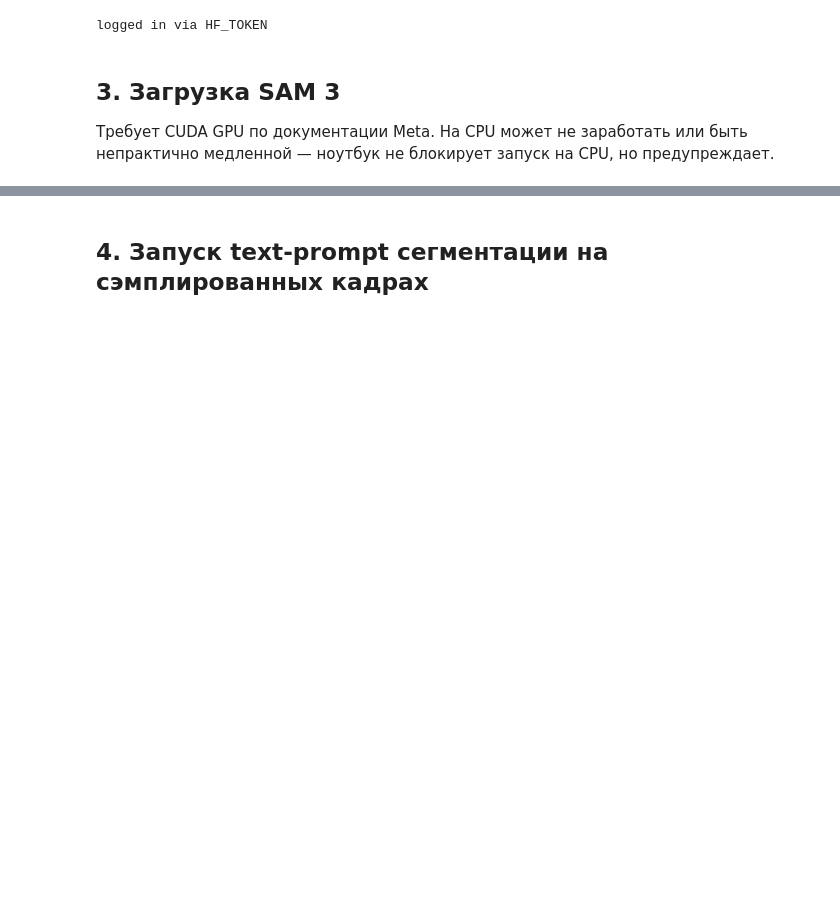
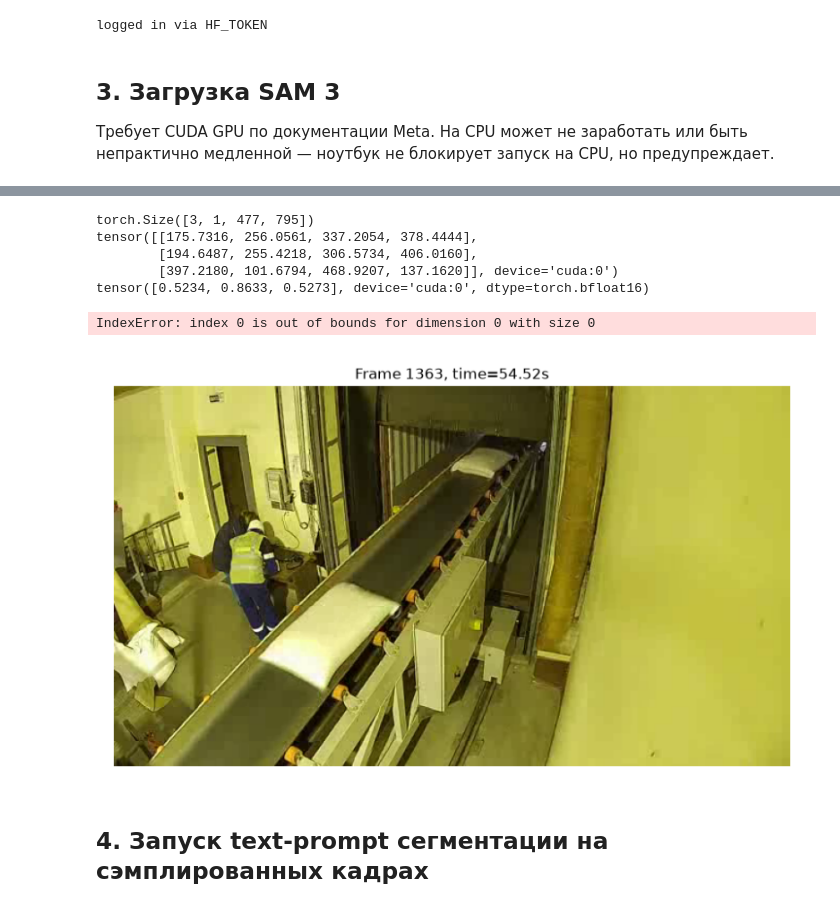
Before and after one commit to Aphelack/bag_counting, a Jupyter notebook: experiments/notebooks/01_sam3_segmentation_test.ipynb, the cells around one changed output, grey strips where cells are left out. Cells and saved outputs as stored; diff of their text form; code cells hidden in the pictures; blank space fills up the shorter version.

```diff
--- a/experiments/notebooks/01_sam3_segmentation_test.ipynb
+++ b/experiments/notebooks/01_sam3_segmentation_test.ipynb
@@ -175,3 +283,69 @@ Audited 52 packages in 3ms
+# %%
+import torch
+from PIL import Image
+
+image = Image.open("sample_bag.png").convert("RGB")
+
+W, H = image.size
+
+x1, y1, x2, y2 = 200, 250, 300, 400
+
+cx = ((x1 + x2) / 2) / W
+cy = ((y1 + y2) / 2) / H
+w = (x2 - x1) / W
+h = (y2 - y1) / H
+
+box = [cx, cy, w, h]
+
+with torch.inference_mode(), torch.autocast(
+    device_type="cuda",
+    dtype=torch.bfloat16,
+):
+    state = processor.set_image(image)
+
+    output = processor.add_geometric_prompt(
+        box=box,
+        label=True,
+        state=state,
+    )
+
+print(output["masks"].shape)
+print(output["boxes"])
+print(output["scores"])
+# %% [output]
+torch.Size([3, 1, 477, 795])
+tensor([[175.7316, 256.0561, 337.2054, 378.4444],
+        [194.6487, 255.4218, 306.5734, 406.0160],
+        [397.2180, 101.6794, 468.9207, 137.1620]], device='cuda:0')
+tensor([0.5234, 0.8633, 0.5273], device='cuda:0', dtype=torch.bfloat16)
+# %%
+import matplotlib.pyplot as plt
+import numpy as np
+
+mask = output["masks"][0, 0].float().cpu().numpy()
+
+plt.figure(figsize=(14, 8))
+
+plt.imshow(image)
+
+plt.imshow(
+    np.ma.masked_where(mask <= 0, mask),
+    alpha=0.5,
+)
+
+plt.axis("off")
+plt.show()
+# %% [output]
+IndexError: index 0 is out of bounds for dimension 0 with size 0
+# %%
+import matplotlib.pyplot as plt
+
+plt.figure(figsize=(10, 8))
+plt.imshow(image)
+plt.axis("off")
+plt.show()
+# %% [output]
+[figure, added]
 # %% [markdown]
 ## 4. Запуск text-prompt сегментации на сэмплированных кадрах
 # %%
```
Also changed, not shown: parts of 15 cells of this notebook.
